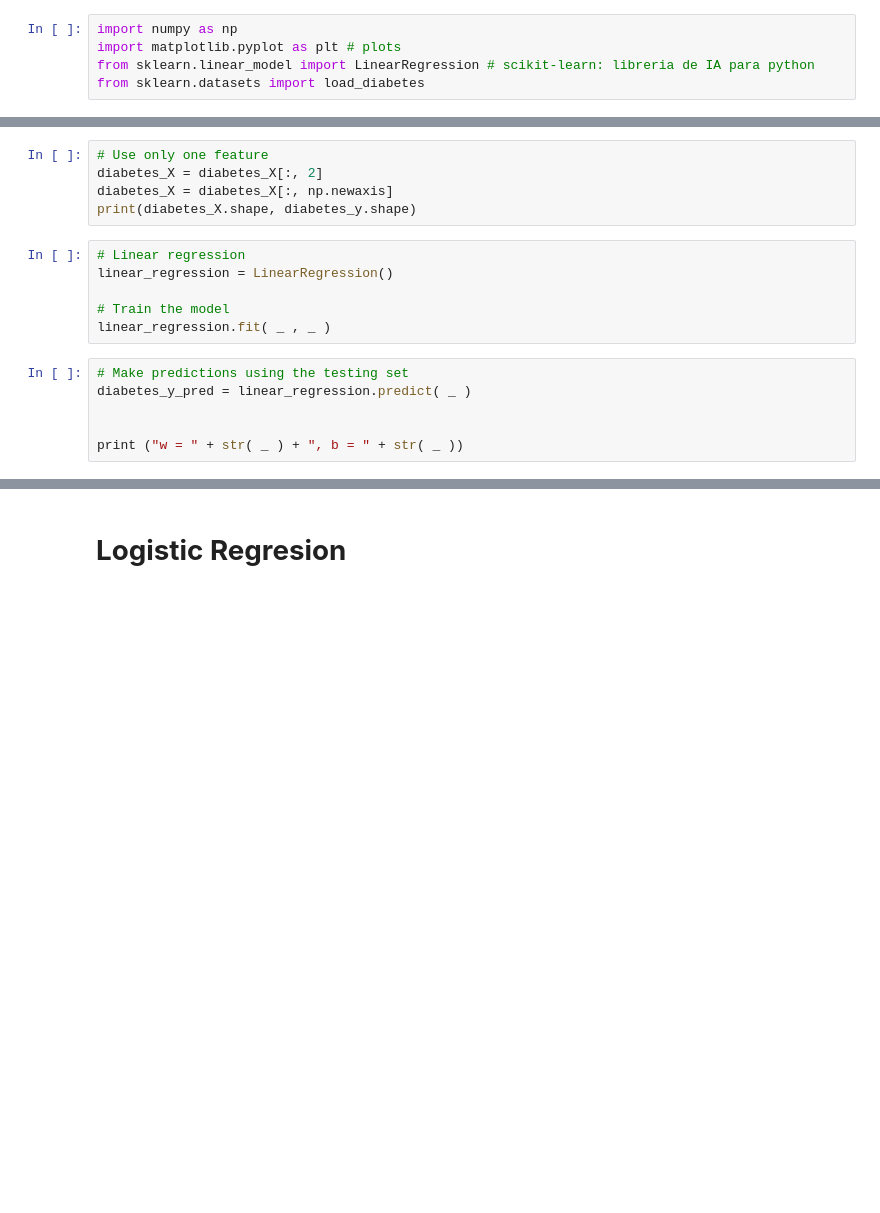
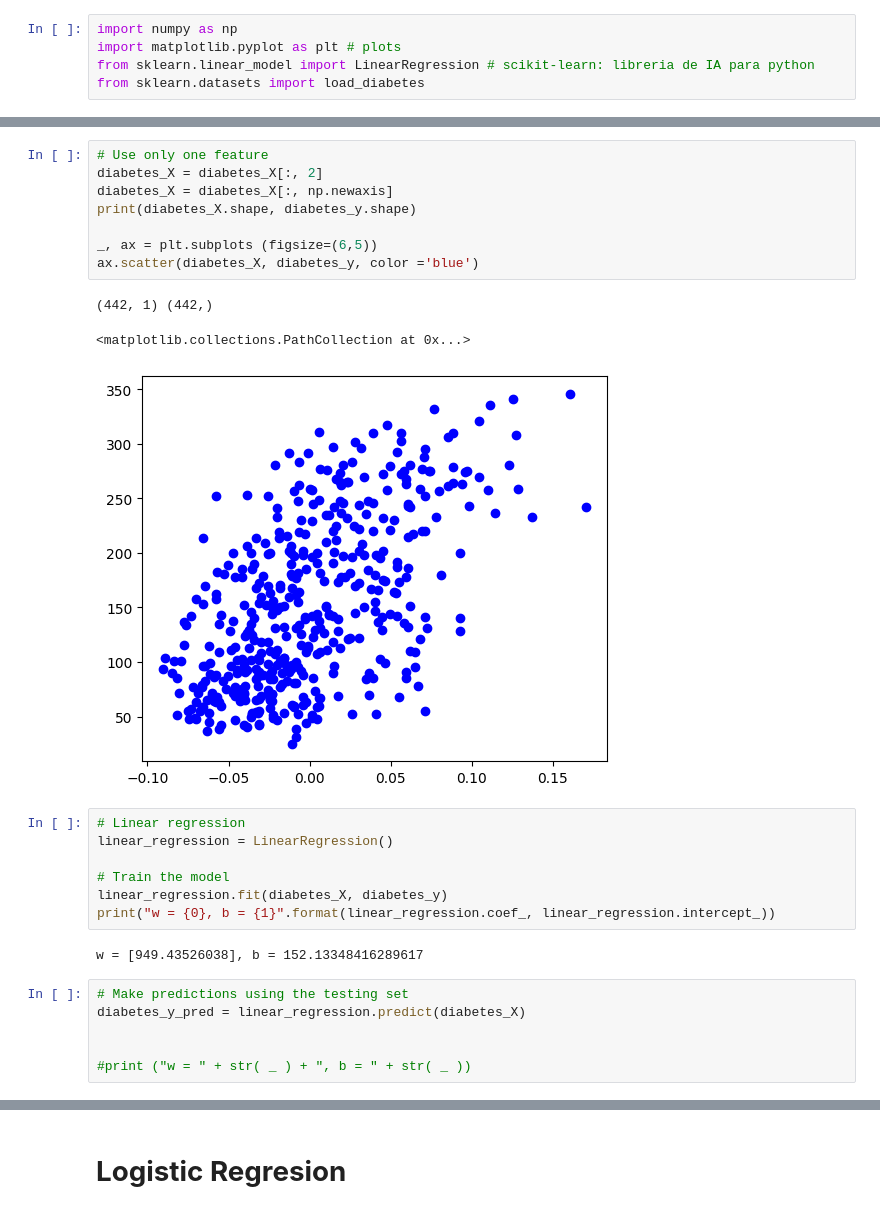
Before and after one commit to VanessaUsma/machine_learning, a Jupyter notebook: Sem_02/Linear_Logistic_Reg.ipynb, the cells around one changed output, grey strips where cells are left out. Drawn from its saved outputs; the diff is of its cells as text; blank space fills up the shorter version.

```diff
--- a/Sem_02/Linear_Logistic_Reg.ipynb
+++ b/Sem_02/Linear_Logistic_Reg.ipynb
@@ -65,19 +75,29 @@ print(diabetes_X.shape, diabetes_y.shape)
 # %%
 # Use only one feature
 diabetes_X = diabetes_X[:, 2]
 diabetes_X = diabetes_X[:, np.newaxis]
 print(diabetes_X.shape, diabetes_y.shape)
+
+_, ax = plt.subplots (figsize=(6,5))
+ax.scatter(diabetes_X, diabetes_y, color ='blue')
+# %% [output]
+(442, 1) (442,)
+<matplotlib.collections.PathCollection at 0x...>
+[figure, added]
 # %%
 # Linear regression
 linear_regression = LinearRegression()
 
 # Train the model
-linear_regression.fit( _ , _ )
+linear_regression.fit(diabetes_X, diabetes_y)
+print("w = {0}, b = {1}".format(linear_regression.coef_, linear_regression.intercept_))
+# %% [output]
+w = [949.43526038], b = 152.13348416289617
 # %%
 # Make predictions using the testing set
-diabetes_y_pred = linear_regression.predict( _ )
+diabetes_y_pred = linear_regression.predict(diabetes_X)
 
 
-print ("w = " + str( _ ) + ", b = " + str( _ ))
+#print ("w = " + str( _ ) + ", b = " + str( _ ))
 # %%
 # Plot outputs
```
Also changed, not shown: parts of 11 cells of this notebook.
